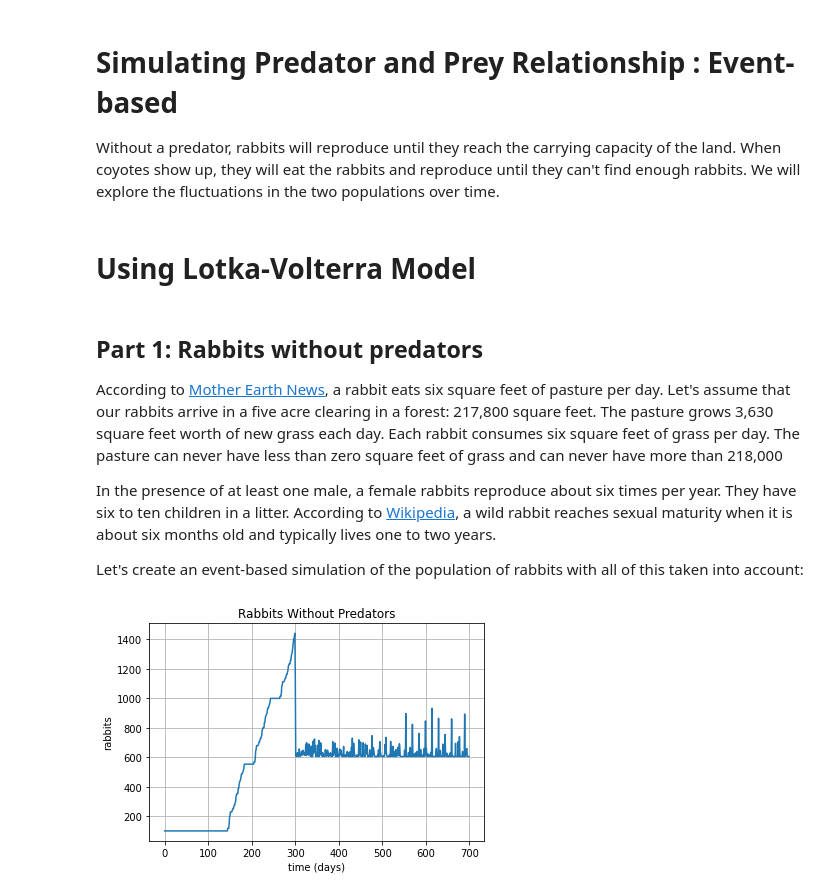
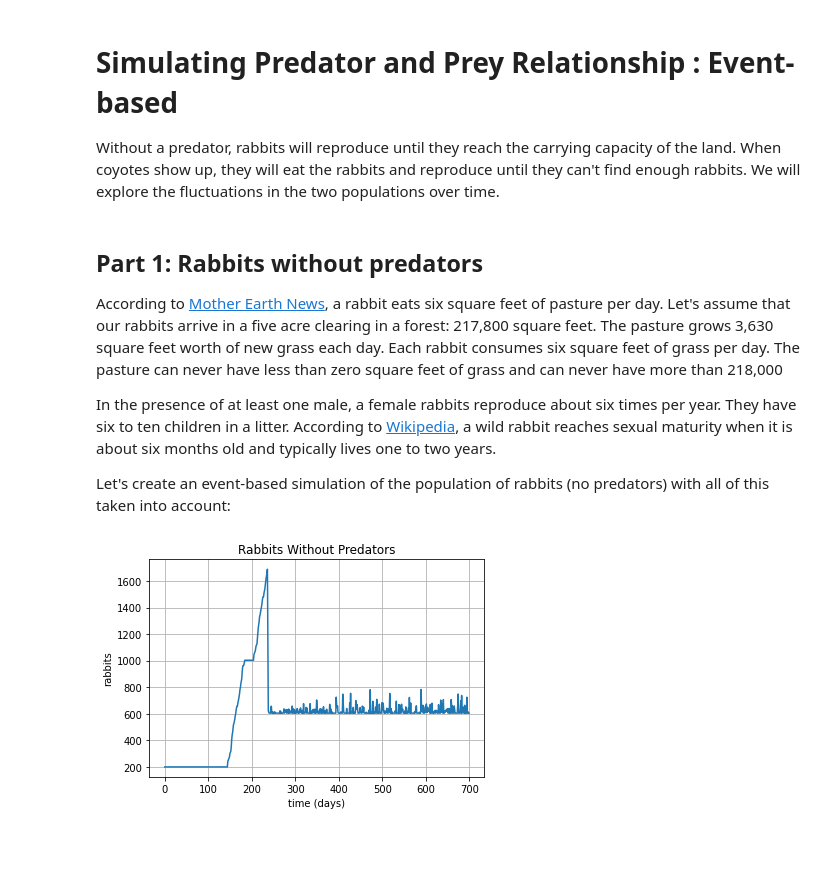
Before and after one commit to hillegass/complex-sim, a Jupyter notebook: src/event-based.ipynb, the cells around one changed output. Saved outputs shown, nothing was run; the diff lists cells and outputs as text; code cells hidden in the pictures; blank space fills up the shorter version.

```diff
--- a/src/event-based.ipynb
+++ b/src/event-based.ipynb
@@ -2,8 +2,6 @@
 # Simulating Predator and Prey Relationship : Event-based
 
 Without a predator, rabbits will reproduce until they reach the carrying capacity of the land. When coyotes show up, they will eat the rabbits and reproduce until they can't find enough rabbits. We will explore the fluctuations in the two populations over time.
-# %% [markdown]
-# Using Lotka-Volterra Model
 # %% [markdown]
 ## Part 1: Rabbits without predators
 
@@ -11,7 +9,7 @@ According to [Mother Earth News](https://www.motherearthnews.com/homesteading-an
 
 In the presence of at least one male, a female rabbits reproduce about six times per year. They have six to ten children in a litter.  According to [Wikipedia](https://en.wikipedia.org/wiki/Rabbit), a wild rabbit reaches sexual maturity when it is about six months old and typically lives one to two years.
 
-Let's create an event-based simulation of the population of rabbits with all of this taken into account:
+Let's create an event-based simulation of the population of rabbits (no predators) with all of this taken into account:
 # %%
 import sys
 import random
@@ -200,19 +194,30 @@ class World:
 # %%
 import matplotlib.pyplot as plt
 
 %matplotlib inline
 import numpy as np
 world = World()
+
+current_day = 0
+
+# A lightly grazed meadow
+grass = 100000
+rabbits = []
+coyotes = []
+grass_per_rabbit_day = 6
+
+create_initial_rabbits(world)
+
 total_days = 700
-stats = np.zeros((total_days, 4))
+stats = np.zeros((total_days, 3))
 while current_day < total_days:
     world.process(stats)
 
 fig = plt.figure()
 ax = fig.add_subplot(111)
-ax.plot(stats[:,0], stats[:,2])
+ax.plot(stats[:,1])
 ax.set(xlabel='time (days)', ylabel='rabbits',
        title='Rabbits Without Predators')
 ax.grid()
 # %% [output]
-[figure, old version]
+[figure, new version]
```
Also changed, not shown: parts of 15 cells of this notebook.
